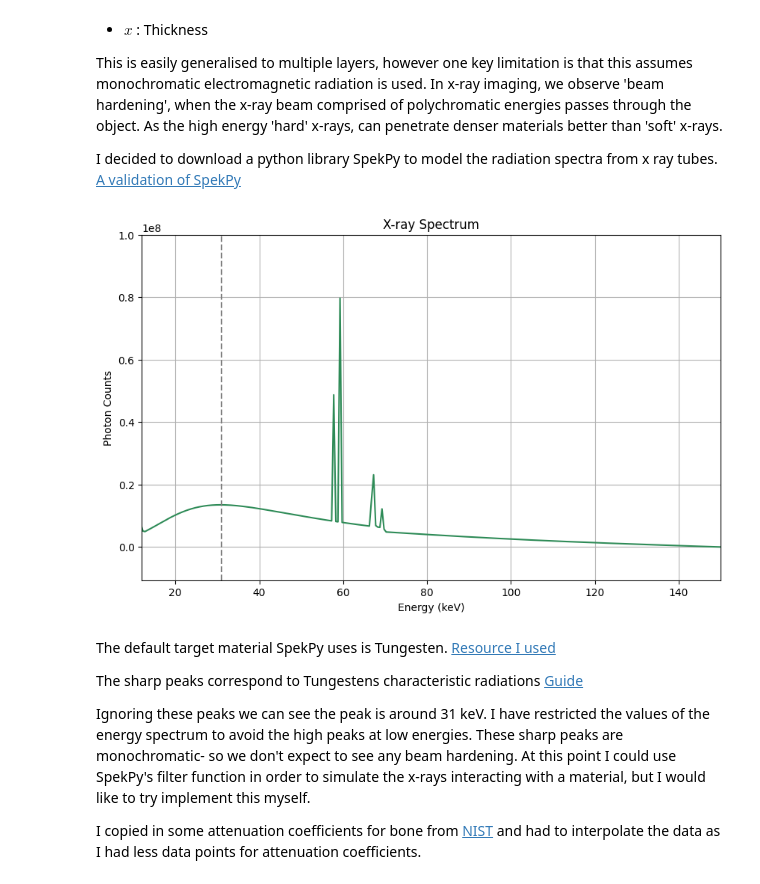
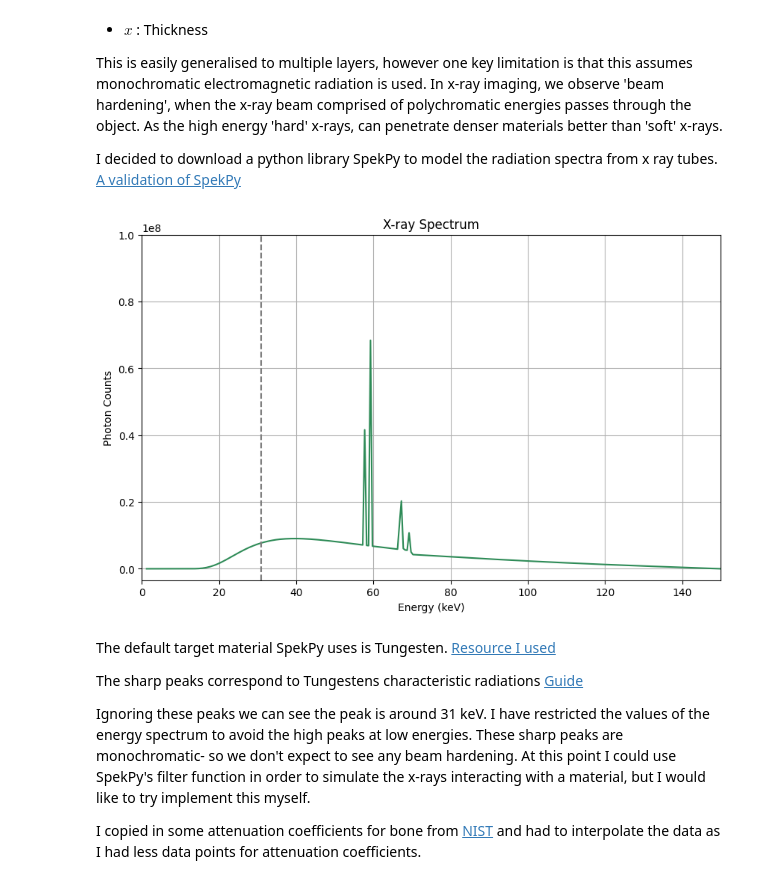
Before and after one commit to ReeceG499/x-ray-attenuation, a Jupyter notebook: code/Experimenting.ipynb, the cells around one changed output. Cells and saved outputs as stored; diff of their text form; code cells hidden in the pictures.

```diff
--- a/code/Experimenting.ipynb
+++ b/code/Experimenting.ipynb
@@ -19,25 +19,27 @@ I decided to download a python library SpekPy to model the radiation spectra fro
 # %%
 import numpy as np
 import matplotlib.pyplot as plt
 import spekpy as sp
 
 s = sp.Spek(kvp=150,th=12) # Generate a spectrum (150 kV, 12 degree tube angle)
 
+s.filter('Al', 2.0)
+
 energies = s.get_k() # get energy bins
 photon_counts = s.get_spk() # get photon counts
 
 plt.figure(figsize=(10, 6))
 plt.plot(energies, photon_counts, linestyle='-', color='seagreen')
-plt.xlim(12, 150)
+plt.xlim(0, 150)
 plt.ylim(top=1e8)
 plt.axvline(x=31, color='gray', linestyle='--')
 plt.xlabel("Energy (keV)")
 plt.ylabel("Photon Counts")
 plt.title("X-ray Spectrum")
 plt.grid(True)
 plt.show()
 # %% [output]
-[figure, old version]
+[figure, new version]
 # %% [markdown]
 The default target material SpekPy uses is Tungesten. [Resource I used](https://doi.org/10.1002/mp.14945)
 
```
Also changed, not shown: parts of 4 cells of this notebook, 14 other files.
